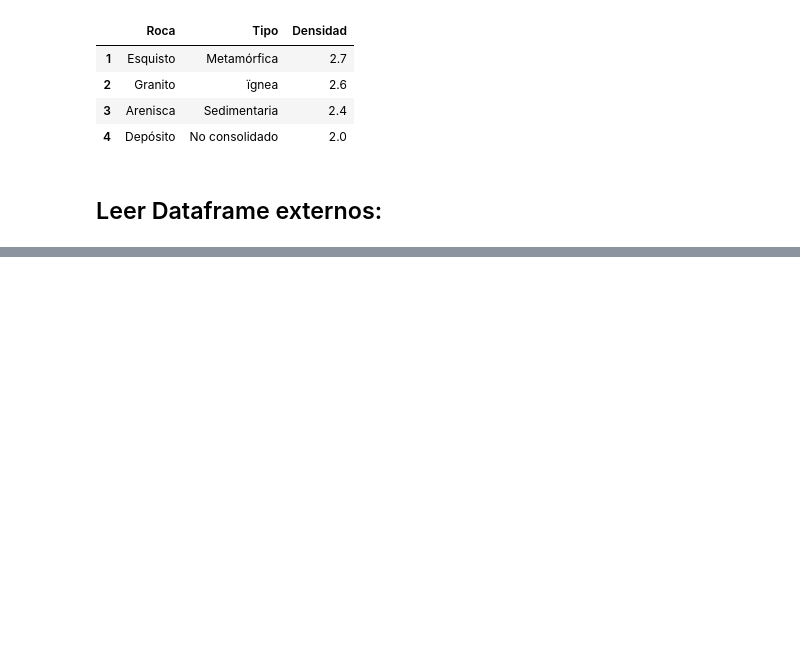
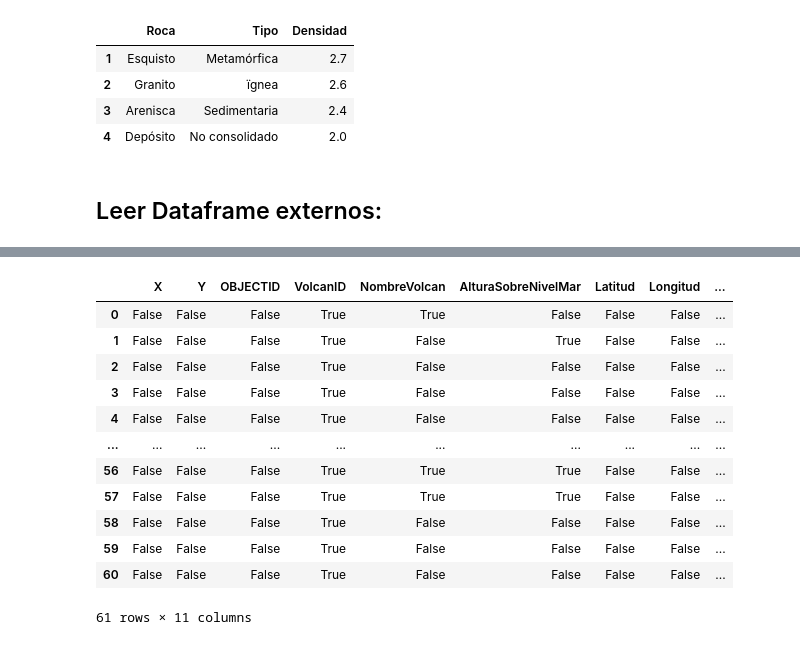
Before and after one commit to JuanZarate3/Nuevo_git, a Jupyter notebook: proyecto_sesion_2/modulo_1/Pandas.ipynb, the cells around one changed output, grey strips where cells are left out. Saved outputs shown, nothing was run; the diff lists cells and outputs as text; code cells hidden in the pictures; blank space fills up the shorter version.

```diff
--- a/proyecto_sesion_2/modulo_1/Pandas.ipynb
+++ b/proyecto_sesion_2/modulo_1/Pandas.ipynb
@@ -46,0 +100,19 @@ rocas_df
+# %%
+# Identificar los valores nulos. Para visualizar los datos nulos usamos:
+df_best.isnull()
+#aquellos valores que son True, son los valores nulos o faltantes. En cambio, los valores False,
+# son aquellos datos que sí tienen cierto valor
+# %% [output]
+|  | X | Y | OBJECTID | VolcanID | NombreVolcan | AlturaSobreNivelMar | Latitud | Longitud | ... |
+| 0 | False | False | False | True | True | False | False | False | ... |
+| 1 | False | False | False | True | False | True | False | False | ... |
+| 2 | False | False | False | True | False | False | False | False | ... |
+| 3 | False | False | False | True | False | False | False | False | ... |
+| 4 | False | False | False | True | False | False | False | False | ... |
+| ... | ... | ... | ... | ... | ... | ... | ... | ... | ... |
+| 56 | False | False | False | True | True | True | False | False | ... |
+| 57 | False | False | False | True | True | True | False | False | ... |
+| 58 | False | False | False | True | False | False | False | False | ... |
+| 59 | False | False | False | True | False | False | False | False | ... |
+| 60 | False | False | False | True | False | False | False | False | ... |
+61 rows × 11 columns
```
Also changed, not shown: parts of 9 cells of this notebook.
